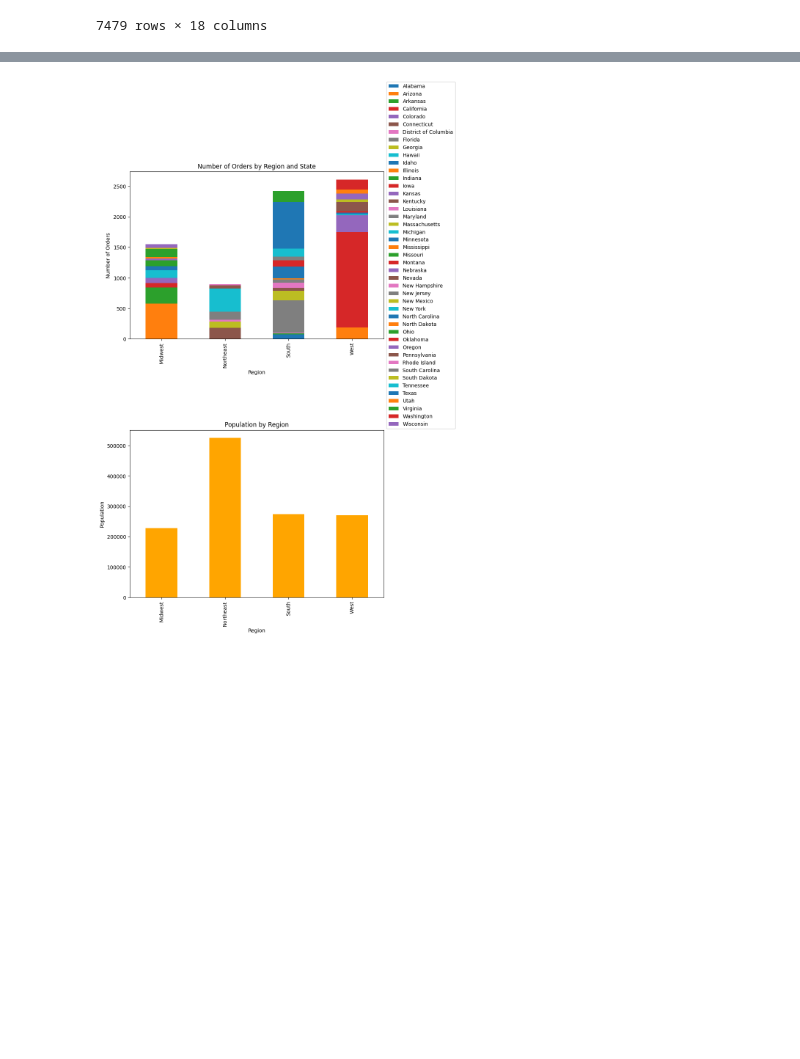
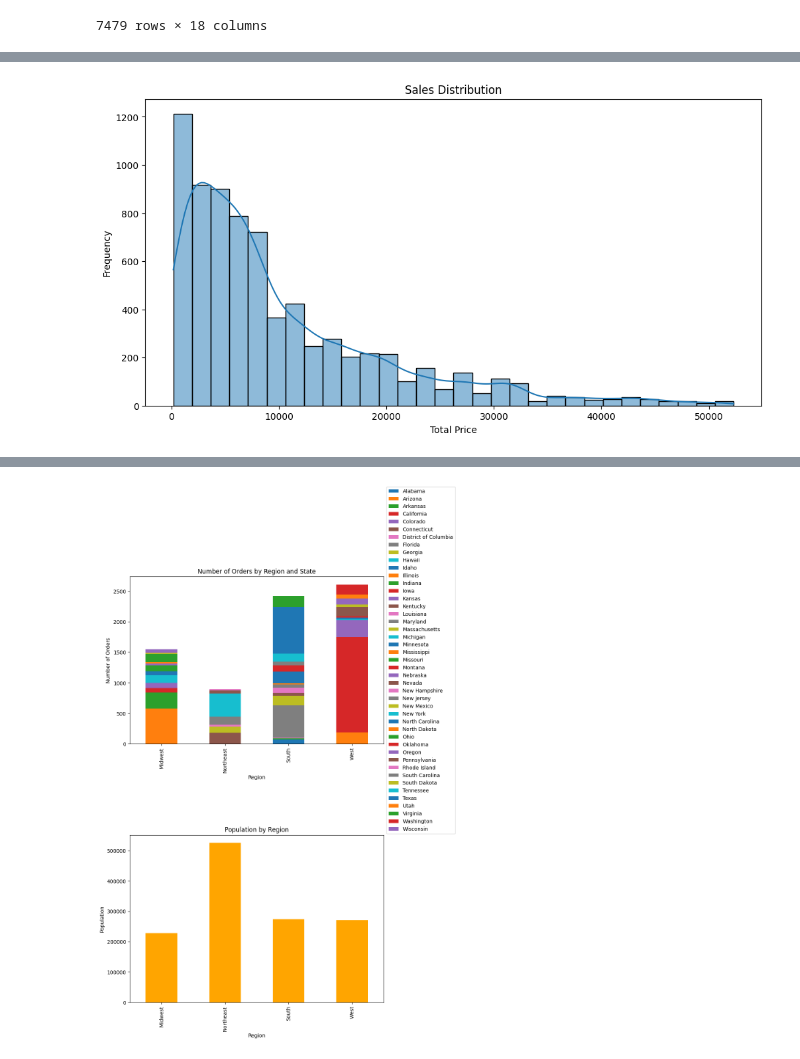
Before and after one commit to NSinha025/ZDS-Mock-Project, a Jupyter notebook: Sales_Order_Sheet_X_Store_Locations_Sheet.ipynb, the cells around one changed output, grey strips where cells are left out. Cells and saved outputs as stored; diff of their text form; code cells hidden in the pictures; blank space fills up the shorter version.

```diff
--- a/Sales_Order_Sheet_X_Store_Locations_Sheet.ipynb
+++ b/Sales_Order_Sheet_X_Store_Locations_Sheet.ipynb
@@ -258,0 +272,9 @@ loc_en_dataset6
+# %%
+plt.figure(figsize=(12, 6))
+sns.histplot(loc_en_dataset6['Total Price'], bins=30, kde=True)
+plt.title('Sales Distribution')
+plt.xlabel('Total Price')
+plt.ylabel('Frequency')
+plt.show()
+# %% [output]
+[figure, added]
```
Also changed, not shown: parts of 6 cells of this notebook.
